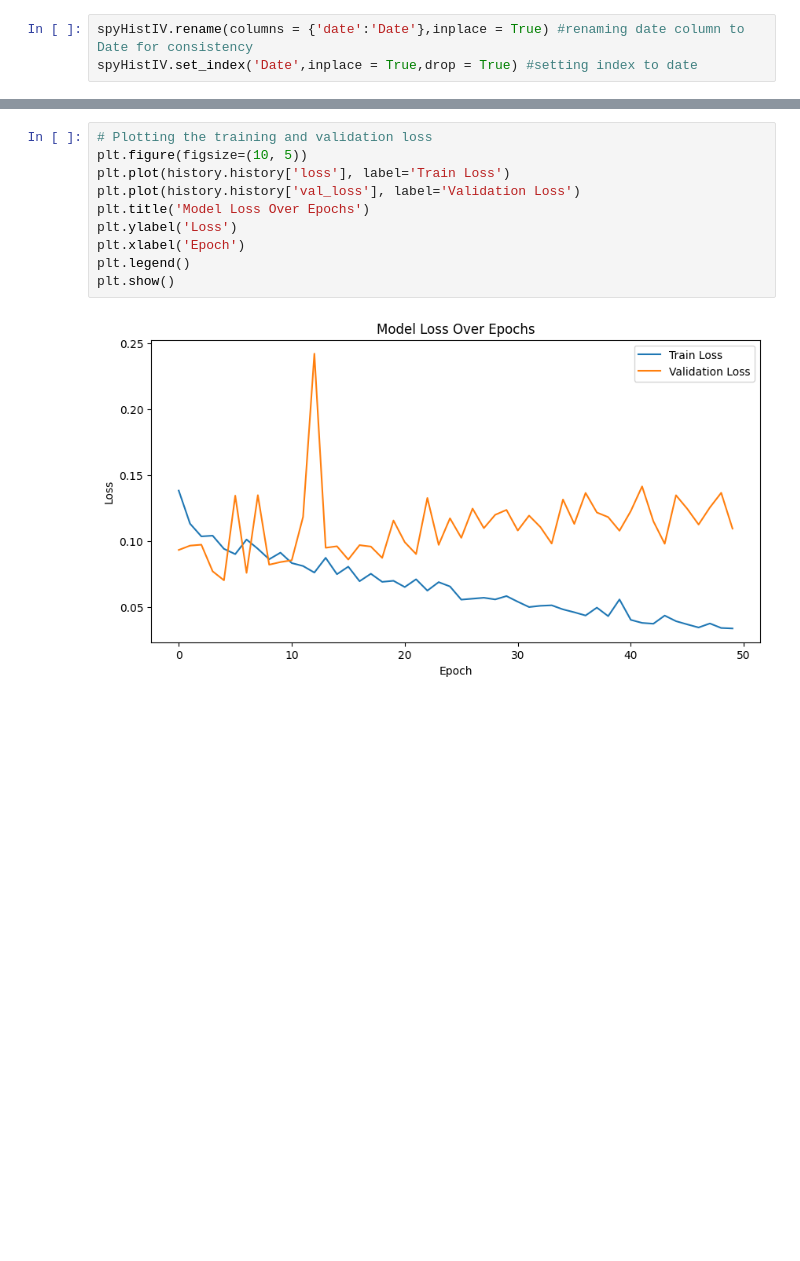
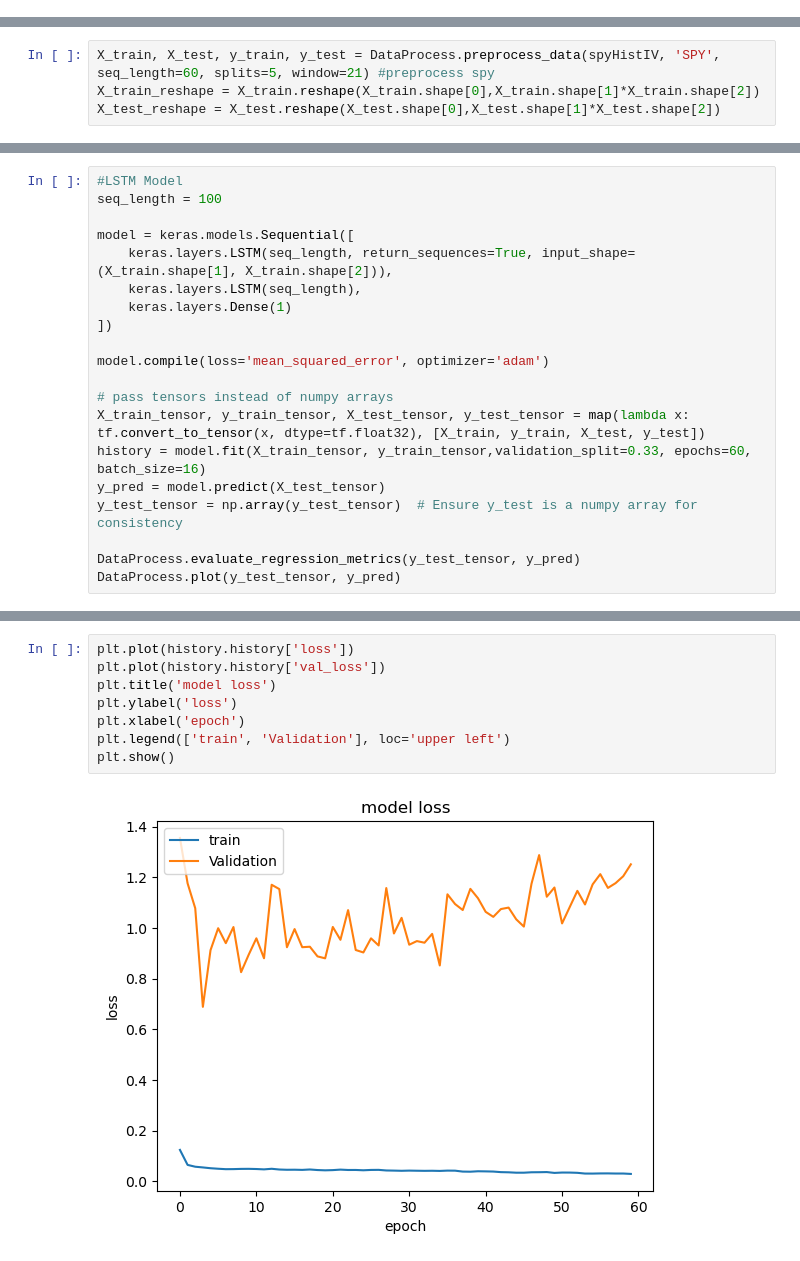
Before and after one commit to Ahmed-haji/ThesisProject, a Jupyter notebook: Jupyterlab/lstmModelSpy (2).ipynb, the cells around one changed output, grey strips where cells are left out. Cells and saved outputs as stored; diff of their text form; blank space fills up the shorter version.

```diff
--- a/Jupyterlab/lstmModelSpy (2).ipynb
+++ b/Jupyterlab/lstmModelSpy (2).ipynb
@@ -13,6 +29,3 @@ googHistIV = pd.read_pickle('historicImpliedVolData/goog_mean_iv_2017_2022.pkl')
 msftHistIV = pd.read_pickle('historicImpliedVolData/msft_mean_iv_2017_2022.pkl')
 ndxHistIV = pd.read_pickle('historicImpliedVolData/ndx_mean_iv_2017_2022.pkl')
 spyHistIV = pd.read_pickle('historicImpliedVolData/spc_mean_iv_2017_2022.pkl')
-# %%
-spyHistIV.rename(columns = {'date':'Date'},inplace = True) #renaming date column to Date for consistency
-spyHistIV.set_index('Date',inplace = True,drop = True) #setting index to date
@@ -124,0 +40,4 @@ KeyboardInterrupt:
+# %%
+X_train, X_test, y_train, y_test = DataProcess.preprocess_data(spyHistIV, 'SPY', seq_length=60, splits=5, window=21) #preprocess spy
+X_train_reshape = X_train.reshape(X_train.shape[0],X_train.shape[1]*X_train.shape[2])
+X_test_reshape = X_test.reshape(X_test.shape[0],X_test.shape[1]*X_test.shape[2])
@@ -124,0 +52,20 @@ KeyboardInterrupt:
+# %%
+#LSTM Model
+seq_length = 100
+
+model = keras.models.Sequential([
+    keras.layers.LSTM(seq_length, return_sequences=True, input_shape=(X_train.shape[1], X_train.shape[2])),
+    keras.layers.LSTM(seq_length),
+    keras.layers.Dense(1)
+])
+
+model.compile(loss='mean_squared_error', optimizer='adam')
+
+# pass tensors instead of numpy arrays
+X_train_tensor, y_train_tensor, X_test_tensor, y_test_tensor = map(lambda x: tf.convert_to_tensor(x, dtype=tf.float32), [X_train, y_train, X_test, y_test])
+history = model.fit(X_train_tensor, y_train_tensor,validation_split=0.33, epochs=60, batch_size=16)
+y_pred = model.predict(X_test_tensor)
+y_test_tensor = np.array(y_test_tensor)  # Ensure y_test is a numpy array for consistency
+
+DataProcess.evaluate_regression_metrics(y_test_tensor, y_pred)
+DataProcess.plot(y_test_tensor, y_pred)
@@ -125,12 +91,10 @@ KeyboardInterrupt:
 # %%
-# Plotting the training and validation loss
-plt.figure(figsize=(10, 5))
-plt.plot(history.history['loss'], label='Train Loss')
-plt.plot(history.history['val_loss'], label='Validation Loss')
-plt.title('Model Loss Over Epochs')
-plt.ylabel('Loss')
-plt.xlabel('Epoch')
-plt.legend()
+plt.plot(history.history['loss'])
+plt.plot(history.history['val_loss'])
+plt.title('model loss')
+plt.ylabel('loss')
+plt.xlabel('epoch')
+plt.legend(['train', 'Validation'], loc='upper left')
 plt.show()
 # %% [output]
-[figure, old version]
+[figure, new version]
```
Also changed, not shown: parts of 22 cells of this notebook, 2 other files.
